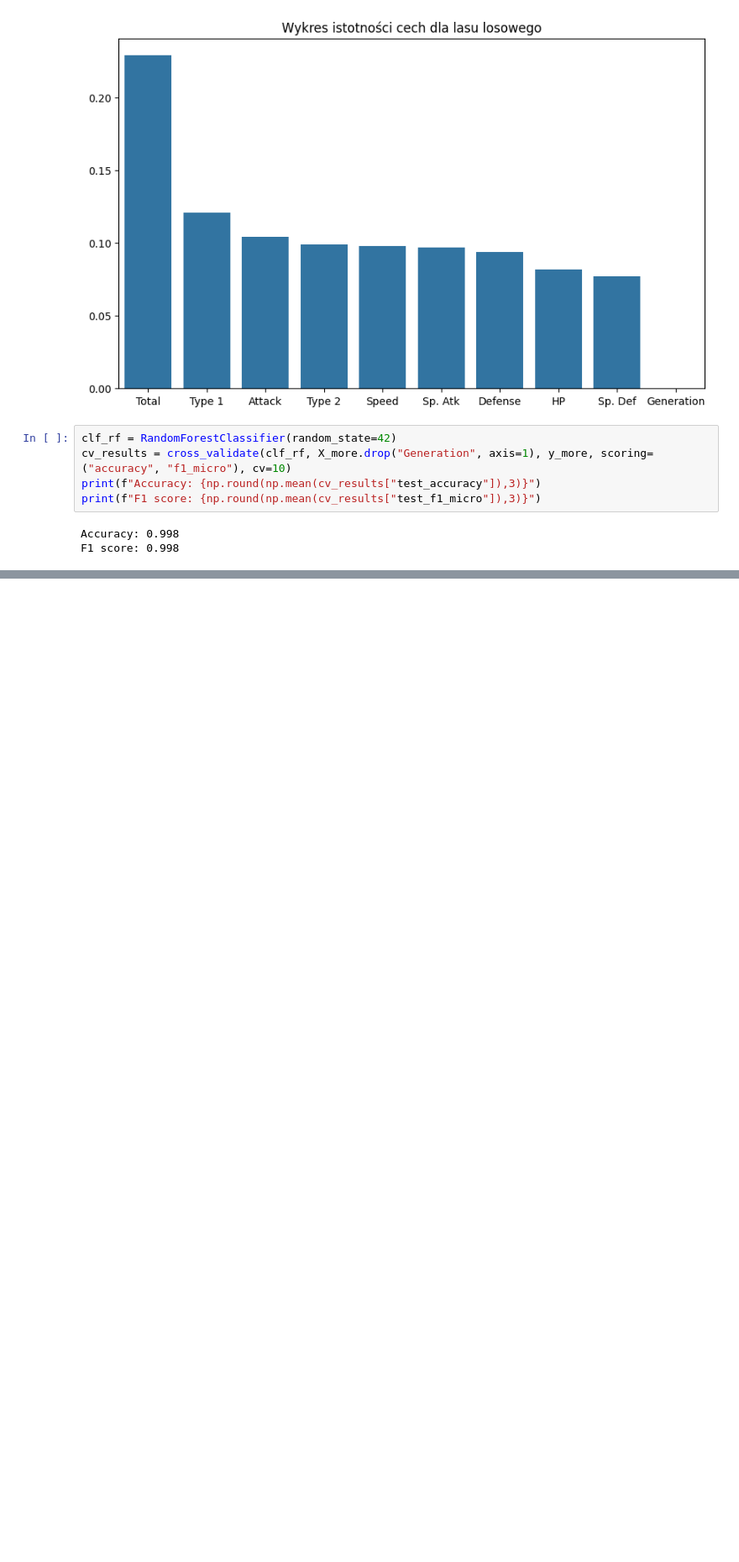
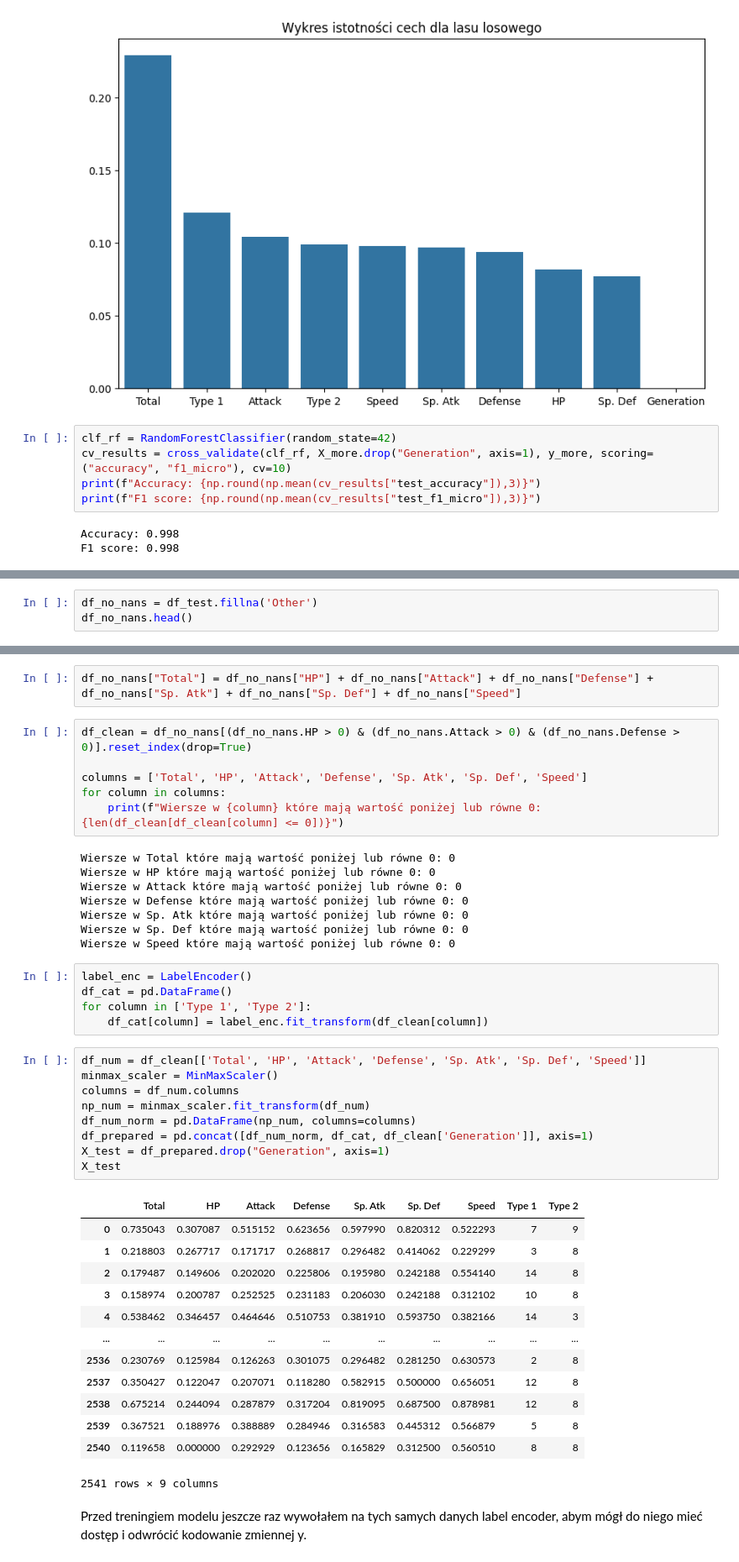
Before and after one commit to KacperUrban/Machine-learning-course, a Jupyter notebook: notebooks/Projekt_nr_3.ipynb, the cells around one changed output, grey strips where cells are left out. Shown at 84% size. Drawn from its saved outputs; the diff is of its cells as text; blank space fills up the shorter version.

Commit message:
Did prediction on test set

```diff
--- a/notebooks/Projekt_nr_3.ipynb
+++ b/notebooks/Projekt_nr_3.ipynb
@@ -1190,0 +1205,3 @@ Dodanie zmiennych Type I i Type II dodaje dość sporo informacji przez co wynik
+# %%
+df_no_nans = df_test.fillna('Other')
+df_no_nans.head()
@@ -1190,0 +1215,46 @@ Dodanie zmiennych Type I i Type II dodaje dość sporo informacji przez co wynik
+# %%
+df_no_nans["Total"] = df_no_nans["HP"] + df_no_nans["Attack"] + df_no_nans["Defense"] + df_no_nans["Sp. Atk"] + df_no_nans["Sp. Def"] + df_no_nans["Speed"]
+# %%
+df_clean = df_no_nans[(df_no_nans.HP > 0) & (df_no_nans.Attack > 0) & (df_no_nans.Defense > 0)].reset_index(drop=True)
+
+columns = ['Total', 'HP', 'Attack', 'Defense', 'Sp. Atk', 'Sp. Def', 'Speed']
+for column in columns:
+    print(f"Wiersze w {column} które mają wartość poniżej lub równe 0: {len(df_clean[df_clean[column] <= 0])}")
+# %% [output]
+Wiersze w Total które mają wartość poniżej lub równe 0: 0
+Wiersze w HP które mają wartość poniżej lub równe 0: 0
+Wiersze w Attack które mają wartość poniżej lub równe 0: 0
+Wiersze w Defense które mają wartość poniżej lub równe 0: 0
+Wiersze w Sp. Atk które mają wartość poniżej lub równe 0: 0
+Wiersze w Sp. Def które mają wartość poniżej lub równe 0: 0
+Wiersze w Speed które mają wartość poniżej lub równe 0: 0
+# %%
+label_enc = LabelEncoder()
+df_cat = pd.DataFrame()
+for column in ['Type 1', 'Type 2']:
+    df_cat[column] = label_enc.fit_transform(df_clean[column])
+# %%
+df_num = df_clean[['Total', 'HP', 'Attack', 'Defense', 'Sp. Atk', 'Sp. Def', 'Speed']]
+minmax_scaler = MinMaxScaler()
+columns = df_num.columns
+np_num = minmax_scaler.fit_transform(df_num)
+df_num_norm = pd.DataFrame(np_num, columns=columns)
+df_prepared = pd.concat([df_num_norm, df_cat, df_clean['Generation']], axis=1)
+X_test = df_prepared.drop("Generation", axis=1)
+X_test
+# %% [output]
+|  | Total | HP | Attack | Defense | Sp. Atk | Sp. Def | Speed | Type 1 | Type 2 |
+| 0 | 0.735043 | 0.307087 | 0.515152 | 0.623656 | 0.597990 | 0.820312 | 0.522293 | 7 | 9 |
+| 1 | 0.218803 | 0.267717 | 0.171717 | 0.268817 | 0.296482 | 0.414062 | 0.229299 | 3 | 8 |
+| 2 | 0.179487 | 0.149606 | 0.202020 | 0.225806 | 0.195980 | 0.242188 | 0.554140 | 14 | 8 |
+| 3 | 0.158974 | 0.200787 | 0.252525 | 0.231183 | 0.206030 | 0.242188 | 0.312102 | 10 | 8 |
+| 4 | 0.538462 | 0.346457 | 0.464646 | 0.510753 | 0.381910 | 0.593750 | 0.382166 | 14 | 3 |
+| ... | ... | ... | ... | ... | ... | ... | ... | ... | ... |
+| 2536 | 0.230769 | 0.125984 | 0.126263 | 0.301075 | 0.296482 | 0.281250 | 0.630573 | 2 | 8 |
+| 2537 | 0.350427 | 0.122047 | 0.207071 | 0.118280 | 0.582915 | 0.500000 | 0.656051 | 12 | 8 |
+| 2538 | 0.675214 | 0.244094 | 0.287879 | 0.317204 | 0.819095 | 0.687500 | 0.878981 | 12 | 8 |
+| 2539 | 0.367521 | 0.188976 | 0.388889 | 0.284946 | 0.316583 | 0.445312 | 0.566879 | 5 | 8 |
+| 2540 | 0.119658 | 0.000000 | 0.292929 | 0.123656 | 0.165829 | 0.312500 | 0.560510 | 8 | 8 |
+2541 rows × 9 columns
+# %% [markdown]
+Przed treningiem modelu jeszcze raz wywołałem na tych samych danych label encoder, abym mógł do niego mieć dostęp i odwrócić kodowanie zmiennej y.
```
Also changed, not shown: parts of 12 cells of this notebook.
